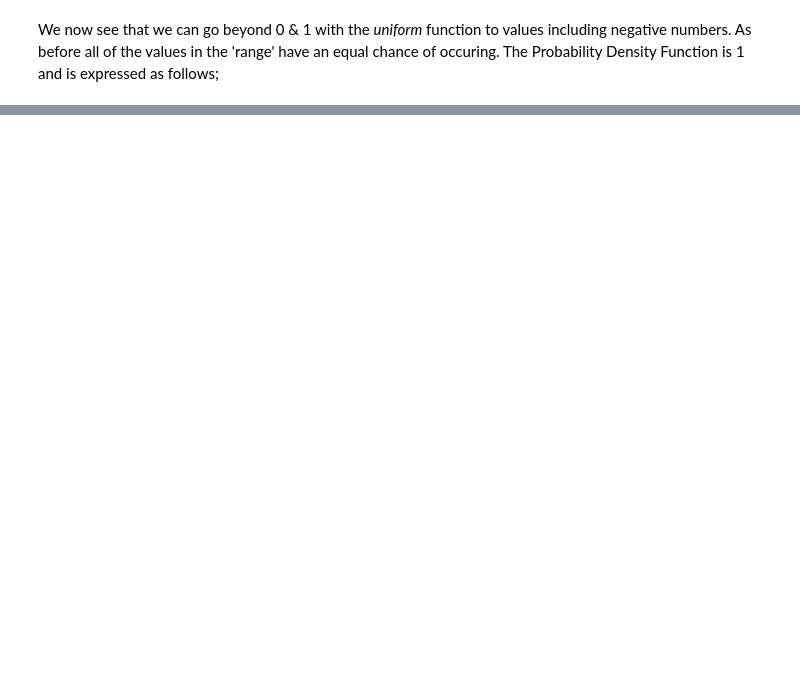
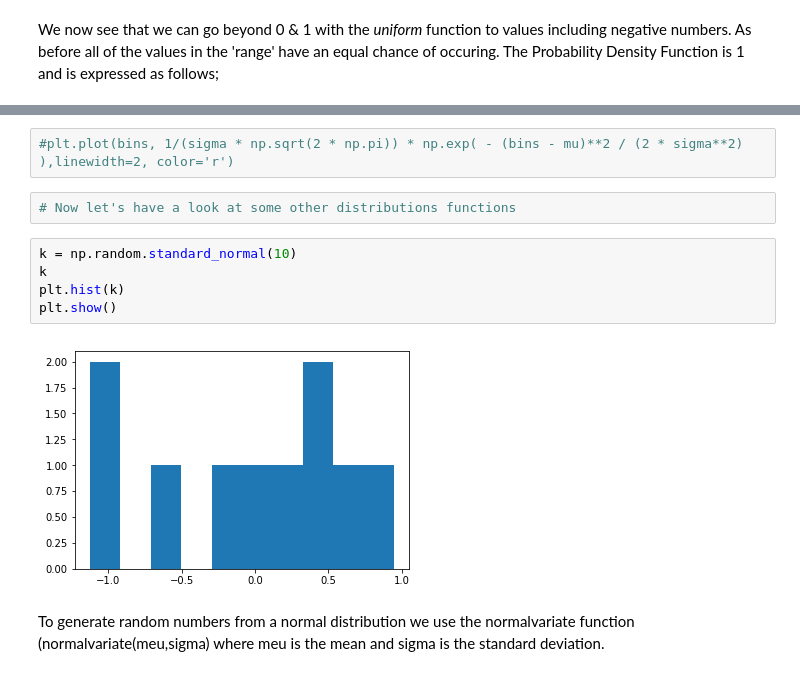
Before and after one commit to jruther/Assign_Repository, a Jupyter notebook: Assignment_for_Programming_for_Data_Analytics.ipynb, the cells around one changed output, grey strips where cells are left out. Saved outputs shown, nothing was run; the diff lists cells and outputs as text; blank space fills up the shorter version.

```diff
--- a/Assignment_for_Programming_for_Data_Analytics.ipynb
+++ b/Assignment_for_Programming_for_Data_Analytics.ipynb
@@ -92,0 +105,13 @@ plt.show()
+# %%
+#plt.plot(bins, 1/(sigma * np.sqrt(2 * np.pi)) * np.exp( - (bins - mu)**2 / (2 * sigma**2) ),linewidth=2, color='r')
+# %%
+# Now let's have a look at some other distributions functions
+# %%
+k = np.random.standard_normal(10)
+k
+plt.hist(k)
+plt.show()
+# %% [output]
+[figure, added]
+# %% [markdown]
+To generate random numbers from a normal distribution we use the normalvariate function (normalvariate(meu,sigma) where meu is the mean and sigma is the standard deviation.
```
Also changed, not shown: parts of 16 cells of this notebook.
